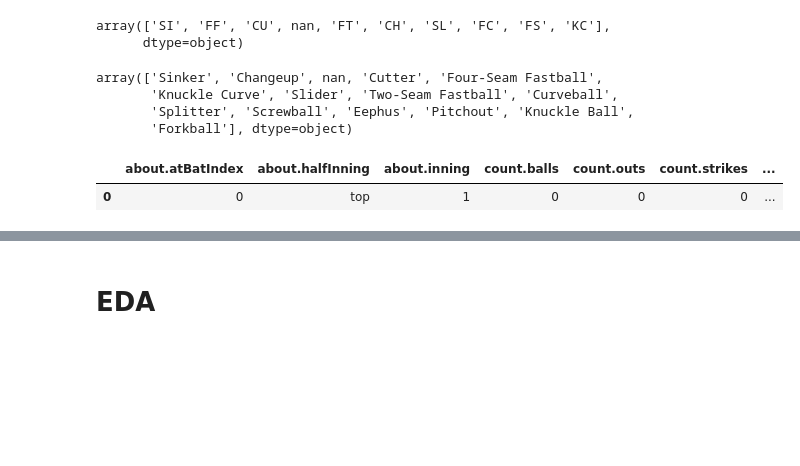
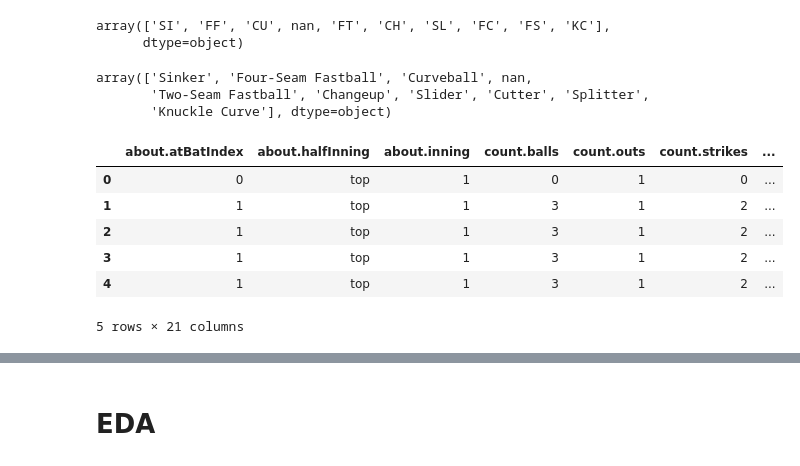
Before and after one commit to MangrobanGit/pitch_ds_baseball_analytics, a Jupyter notebook: predict_pitch_data-Copy1.ipynb, the cells around one changed output, grey strips where cells are left out. Cells and saved outputs as stored; diff of their text form; code cells hidden in the pictures; blank space fills up the shorter version.

```diff
--- a/predict_pitch_data-Copy1.ipynb
+++ b/predict_pitch_data-Copy1.ipynb
@@ -107,8 +107,9 @@ for game in gamepks:
             # Instantiate new dict, which will be a single row in target df
             curr_dict = {}
             curr_dict['gamepk'] = game
-            curr_dict['pitch_id'] = str(game) + '_' + str(i)
-            curr_dict['prior_pitch'] = str(game) + '_' + str(i-1)
+            curr_dict['pitch_id'] = str(game) + '_' + str(row['about.atBatIndex']) + '_' + str(i)
+            curr_dict['prior_pitch'] = str(game) + '_' + str(row['about.atBatIndex']) + '_' + str(i-1)
+
 
             # Loop through each list, adding their respective values to curr_dict
 
@@ -135,7 +136,8 @@ for game in gamepks:
 pitches_df = pd.DataFrame(list_for_new_df)
 print(len(pitches_df))
 
-pitches_df.tail()
+pitch_id_df = pitches_df[['pitch_id', 'details.type.code']].copy()
+pitches_df.head()
 # %% [output]
 563
 |  | about.atBatIndex | about.halfInning | about.inning | count.balls | count.outs | count.strikes | ... |
@@ -146,0 +149,2 @@ pitches_df.tail()
+# %%
+merged_df = pd.merge(pitches_df, pitch_id_df,how='left', left_on='prior_pitch', right_on='pitch_id')
@@ -150,12 +163,11 @@ pitches_df['details.type.code'].unique()
 array(['SI', 'FF', 'CU', nan, 'FT', 'CH', 'SL', 'FC', 'FS', 'KC'],
       dtype=object)
 # %%
-pitches_df['details.type.description'].unique()
+merged_df['details.type.description'].unique()
 # %% [output]
-array(['Sinker', 'Changeup', nan, 'Cutter', 'Four-Seam Fastball',
-       'Knuckle Curve', 'Slider', 'Two-Seam Fastball', 'Curveball',
-       'Splitter', 'Screwball', 'Eephus', 'Pitchout', 'Knuckle Ball',
-       'Forkball'], dtype=object)
+array(['Sinker', 'Four-Seam Fastball', 'Curveball', nan,
+       'Two-Seam Fastball', 'Changeup', 'Slider', 'Cutter', 'Splitter',
+       'Knuckle Curve'], dtype=object)
 # %%
 pitch_dict = {'FF': 'Fastball'}
 # %%
@@ -170,9 +182,14 @@ pitch_dict['SL'] = 'Breaking Ball'
 pitch_dict['KC'] = 'Breaking Ball'
 pitch_dict['nan'] = 'NA'
 # %%
-pitches_df['pitch_type'] = pitches_df['details.type.code'].map(pitch_dict)
-pitches_df['pitch_type']
-pitches_df.head(1)
+merged_df['pitch_type'] = merged_df['details.type.code_x'].map(pitch_dict)
+merged_df['pitch_type']
+merged_df.head()
 # %% [output]
 |  | about.atBatIndex | about.halfInning | about.inning | count.balls | count.outs | count.strikes | ... |
-| 0 | 0 | top | 1 | 0 | 0 | 0 | ... |
+| 0 | 0 | top | 1 | 0 | 1 | 0 | ... |
+| 1 | 1 | top | 1 | 3 | 1 | 2 | ... |
+| 2 | 1 | top | 1 | 3 | 1 | 2 | ... |
+| 3 | 1 | top | 1 | 3 | 1 | 2 | ... |
+| 4 | 1 | top | 1 | 3 | 1 | 2 | ... |
+5 rows × 21 columns
```
Also changed, not shown: parts of 12 cells of this notebook, 3 other files.
